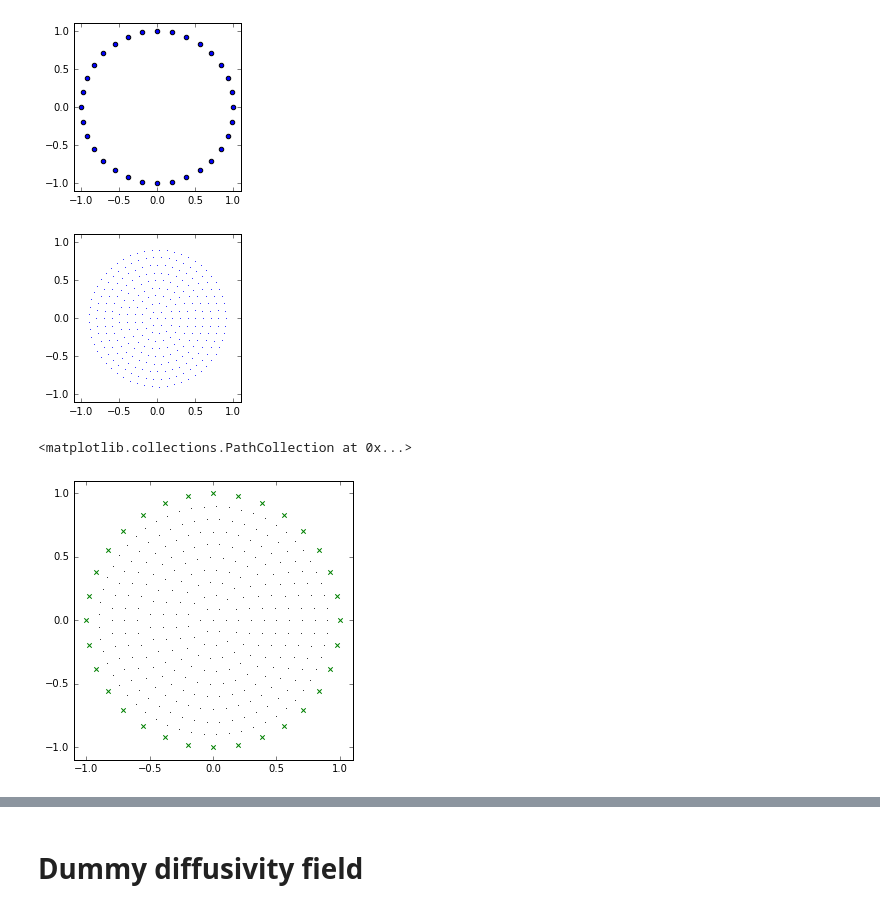
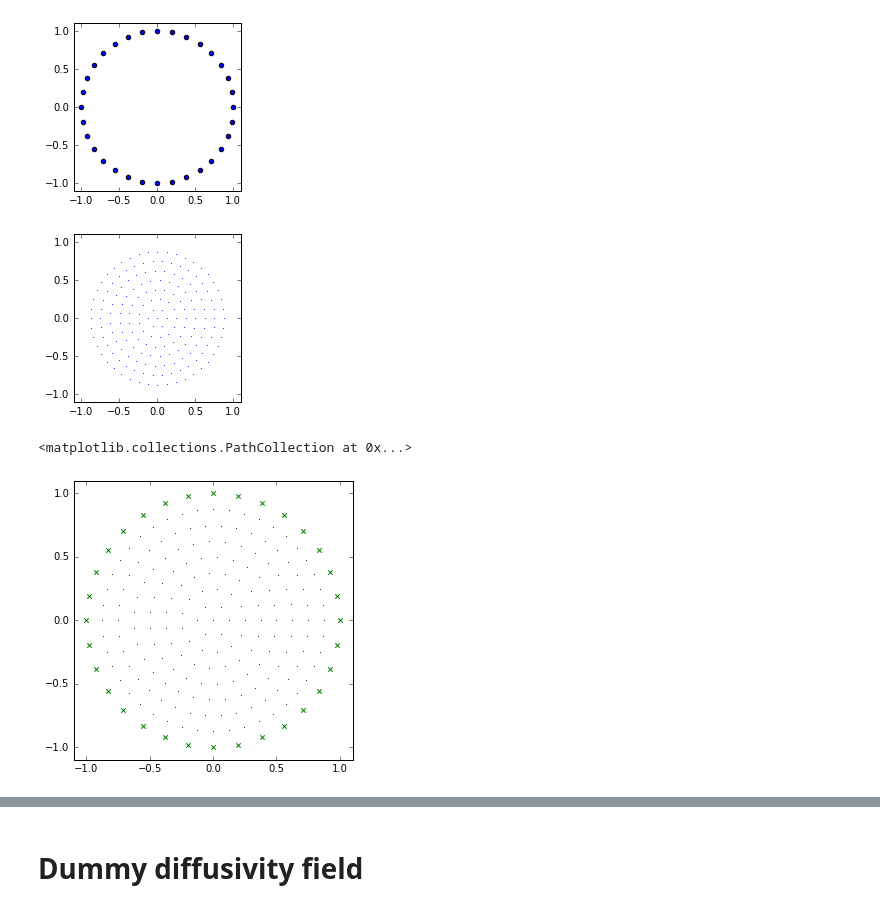
Before and after one commit to jcockayne/bayesian_pdes, a Jupyter notebook: notebooks/EIT.ipynb, the cells around one changed output, grey strips where cells are left out. Cells and saved outputs as stored; diff of their text form; code cells hidden in the pictures.

```diff
--- a/notebooks/EIT.ipynb
+++ b/notebooks/EIT.ipynb
@@ -90,25 +90,25 @@ bdy = np.c_[electrode_x, electrode_y]
 [figure]
 # %%
 # we also need a few interior points
-radii = np.linspace(0,1,11)[1:-1]
+radii = np.linspace(0,1,9)[1:-1]
 r_spacing = radii[1] - radii[0]
 coords = [np.array([[0.,0.]])]
 for r in radii:
     # we want the number of theta which
     n_theta = np.round(2*np.pi*r / r_spacing)
     thetas = np.linspace(0, 2*np.pi, n_theta+1)[:-1]
     x = np.cos(thetas)
     y = np.sin(thetas)
     coords.append(r*np.c_[x,y])
 coords = np.concatenate(coords)
 
 plt.figure(figsize=(3,3))
 plt.scatter(coords[:,0], coords[:,1], s=1, linewidth=0)
 plt.xlim(-1.1,1.1); plt.ylim(-1.1,1.1);
 
 interior = coords
 # %% [output]
-[figure, old version]
+[figure, new version]
 # %%
 plt.figure(figsize=(5,5))
 plt.xlim(-1.1,1.1); plt.ylim(-1.1,1.1);
@@ -116,7 +116,7 @@ plt.scatter(bdy[:,0], bdy[:,1], marker='x', c='green')
 plt.scatter(interior[:,0], interior[:,1], linewidth=0, c='black', s=1)
 # %% [output]
 <matplotlib.collections.PathCollection at 0x...>
-[figure, old version]
+[figure, new version]
 # %%
 obs = [(interior, None), (bdy, None)]
 interior_obs = np.zeros((interior.shape[0], 1))
```
Also changed, not shown: parts of 8 cells of this notebook.
